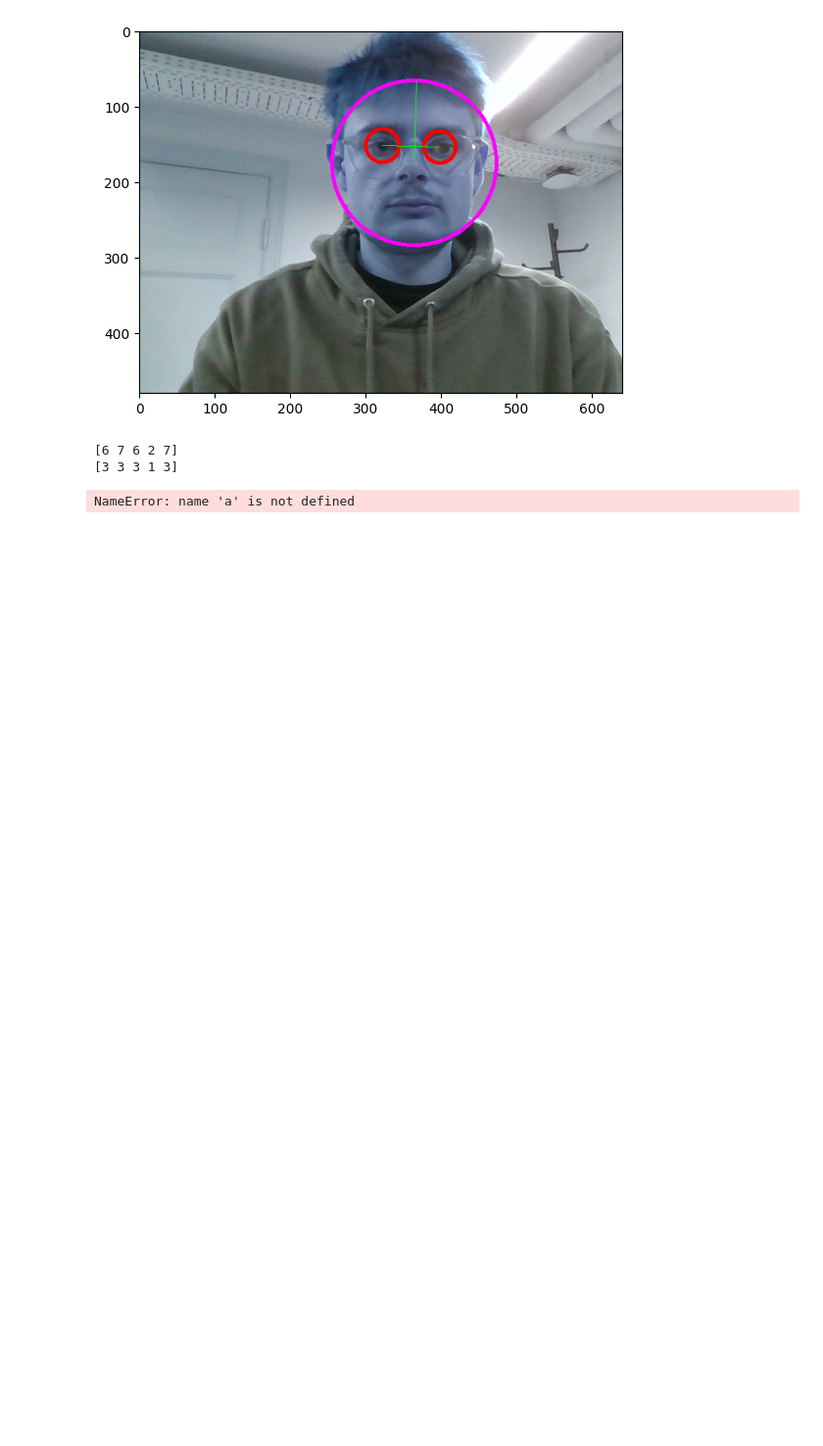
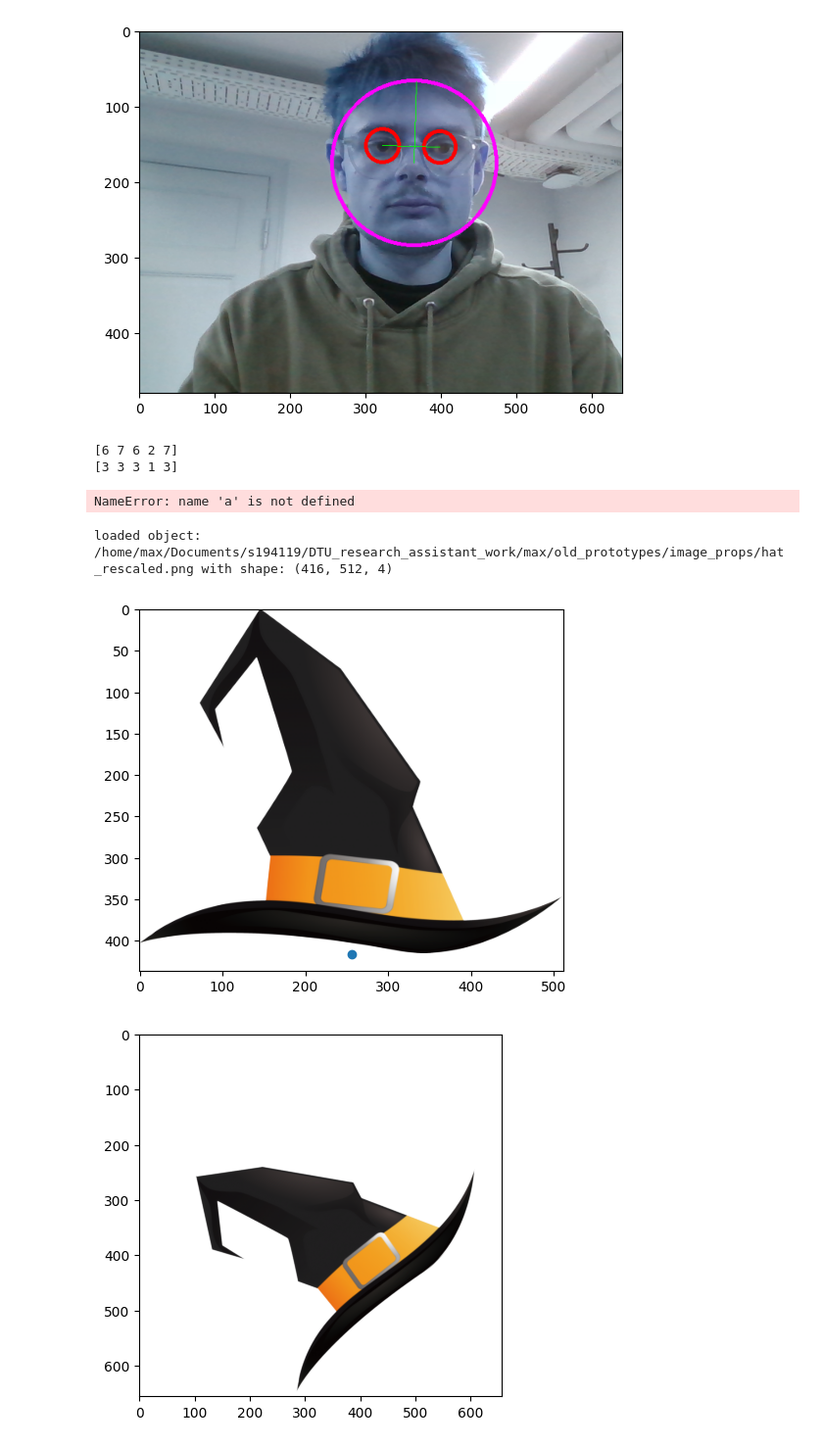
Before and after one commit to ludvikpet/02503-grind, a Jupyter notebook: max/exercises/Ex10-Viola-Jones/old_prototypes/image_overlay.ipynb, the cells around one changed output. Shown at 98% size. Drawn from its saved outputs; the diff is of its cells as text; code cells hidden in the pictures; blank space fills up the shorter version.

```diff
--- a/max/exercises/Ex10-Viola-Jones/old_prototypes/image_overlay.ipynb
+++ b/max/exercises/Ex10-Viola-Jones/old_prototypes/image_overlay.ipynb
@@ -272,3 +272,55 @@ np.linalg.norm(a[:, None, :] - b[None, :, :], axis=-1)
 [6 7 6 2 7]
 [3 3 3 1 3]
 NameError: name 'a' is not defined
+# %%
+import cv2
+import matplotlib.pyplot as plt
+from glob import glob
+import numpy as np
+from skimage.transform import rotate
+
+def load_png_object(file_path: str):
+    im = cv2.imread(file_path,cv2.IMREAD_UNCHANGED)
+    im_dims = im.shape
+    print(f"loaded object: {file_path} with shape: {im_dims}")
+
+    return im, im_dims
+
+def load_frame_data(n_frames: int = 1):
+    frame_data = glob("frame_data/*.png")
+    frames = []
+    np_data = []
+    for i, f in enumerate(frame_data):
+        frames.append(cv2.imread(f))
+        np_file = f.replace(".png",".txt")
+        np_data.append(np.loadtxt(np_file))
+        if i>=n_frames:
+            return frames, np_data
+
+    return frames, np_data
+
+
+
+
+
+object_im, object_dims = load_png_object("/home/max/Documents/s194119/DTU_research_assistant_work/max/old_prototypes/image_props/hat_rescaled.png")
+obj_h, obj_w = object_dims[0], object_dims[1]
+obj_centre = (obj_w//2,obj_h//2)
+plt.figure()
+plt.imshow(object_im)
+anchor_point = (object_im.shape[1]//2,object_im.shape[0]) #y, x
+
+plt.scatter(anchor_point[0],anchor_point[1])
+frames, np_data = load_frame_data(n_frames=2)
+
+theta = 45
+rot_im = rotate(object_im,theta,resize=True, center=(anchor_point[0],anchor_point[1]))
+plt.figure()
+plt.imshow(rot_im)
+
+theta_rad = np.rad2deg(theta)
+rot_mat = np.array([[np.cos(theta_rad),-np.sin(theta_rad)],[np.sin(theta_rad),np.cos(theta_rad)]])
+# %% [output]
+loaded object: /home/max/Documents/s194119/DTU_research_assistant_work/max/old_prototypes/image_props/hat_rescaled.png with shape: (416, 512, 4)
+[figure, added]
+[figure, added]
```
Also changed, not shown: parts of 7 cells of this notebook, 1 other file.
